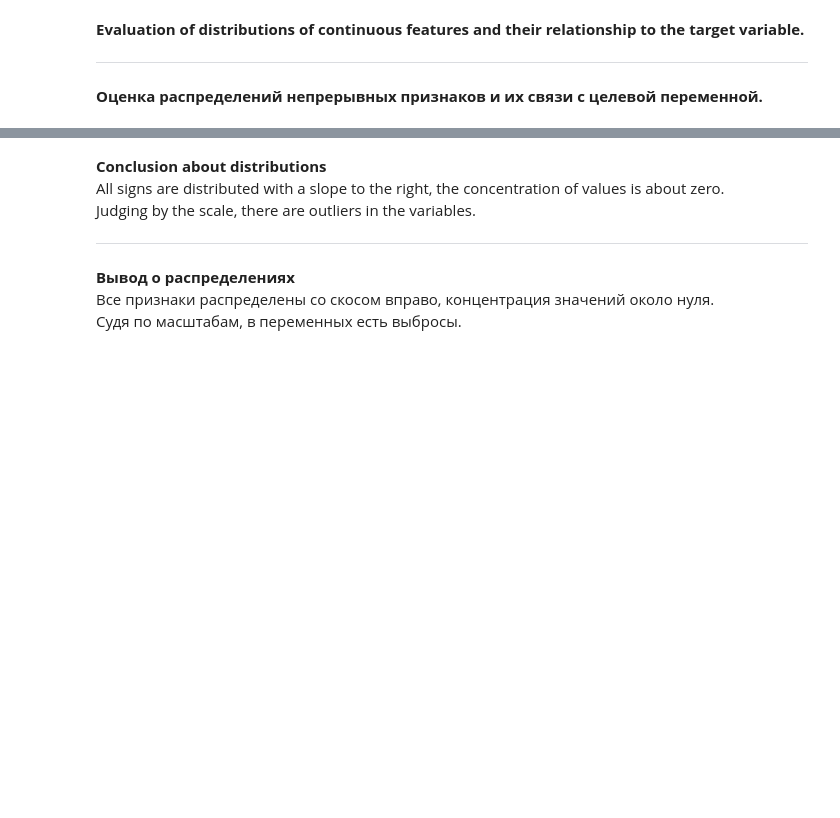
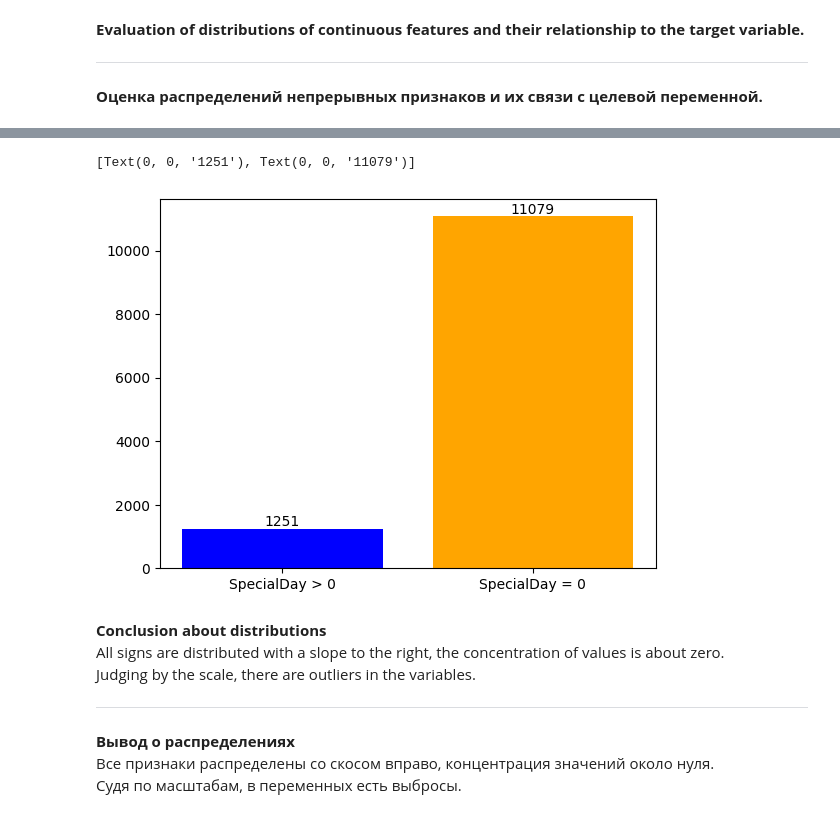
Before and after one commit to SadSabrina/aiedu_final, a Jupyter notebook: Shoppers_EDA.ipynb, the cells around one changed output, grey strips where cells are left out. Cells and saved outputs as stored; diff of their text form; code cells hidden in the pictures; blank space fills up the shorter version.

```diff
--- a/Shoppers_EDA.ipynb
+++ b/Shoppers_EDA.ipynb
@@ -44,7 +44,7 @@ import seaborn as sns
 
 - Проверены размер таблицы, число столбцов, количество и причины пропусков в столбцах.
 # %%
-df = pd.read_csv('/content/drive/MyDrive/AI_education/data/online_shoppers_intention.csv')
+df = pd.read_csv('./data/online_shoppers_intention.csv')
 
 df.info()
 # %% [output]
@@ -201,0 +194,8 @@ df.hist(column=continuous_feutures, figsize=(11, 11), bins=30); #distributions
+# %%
+bar = plt.bar(x=['SpecialDay > 0', 'SpecialDay = 0'],
+             height=[sum(df['SpecialDay'] > 0), len(df) - sum(df['SpecialDay'] > 0)], color=['blue', 'orange'])
+
+plt.bar_label(bar)
+# %% [output]
+[Text(0, 0, '1251'), Text(0, 0, '11079')]
+[figure, added]
```
Also changed, not shown: parts of 33 cells of this notebook.
